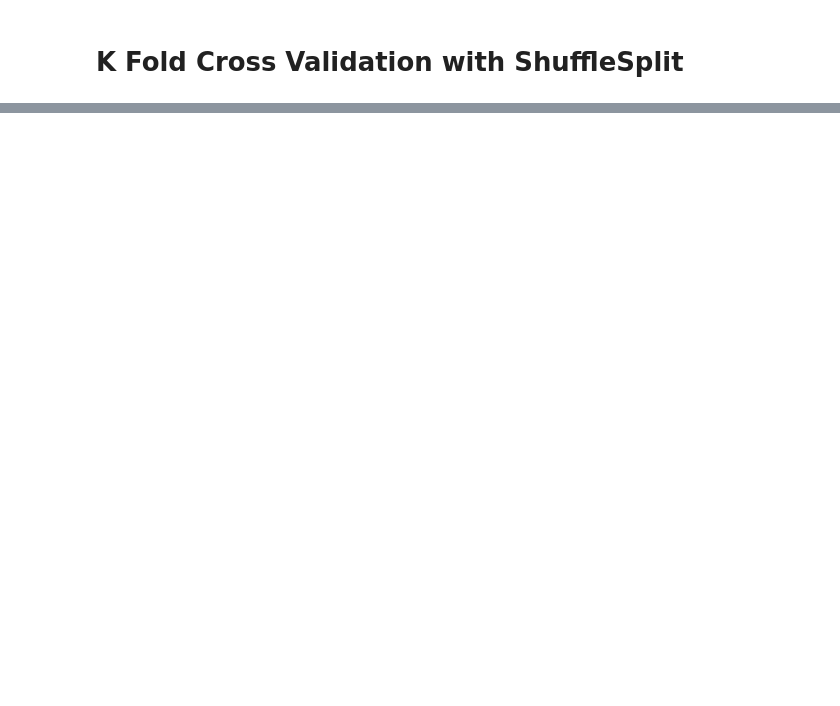
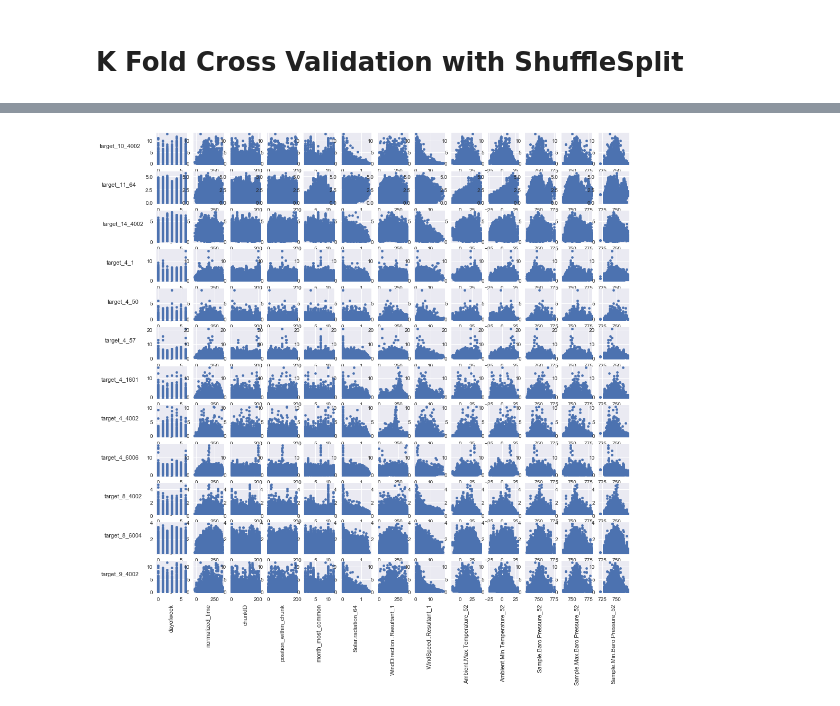
Before and after one commit to jtlam/springboard_capstone1, a Jupyter notebook: capstone1_missing values.ipynb, the cells around one changed output, grey strips where cells are left out. Saved outputs shown, nothing was run; the diff lists cells and outputs as text; code cells hidden in the pictures; blank space fills up the shorter version.

```diff
--- a/capstone1_missing values.ipynb
+++ b/capstone1_missing values.ipynb
@@ -420,3 +420,29 @@ KFold Score ShuffleSplit
 | 0 | Folds | 4.000000 | 4.000000 | 4.000000 | 4.000000 | 4.000000 | 4.000000 | ... |
 | 1 | MSE | 0.656442 | 0.527476 | 0.648417 | 1.057076 | 0.075232 | 0.986208 | ... |
 | 2 | STD | 0.030609 | 0.004419 | 0.013758 | 0.045140 | 0.003583 | 0.042906 | ... |
+# %%
+fig, axes = plt.subplots(nrows=12, ncols=13, sharex=False, sharey=False, squeeze=False,figsize=(16,16))
+axes_list = [item for sublist in axes for item in sublist]
+axes_list2 = [item for sublist in axes for item in sublist]
+input = range(13)
+targ = range(13,25)
+for k in range(13,25):
+    for j in range(13):
+        ax = axes_list.pop(0)
+        df3.plot(df3.columns[j], df3.columns[k], ax=ax,kind='scatter' )
+        ax.xaxis.label.set_rotation(90)
+        ax.yaxis.label.set_rotation(0)
+        ax.yaxis.labelpad = 50
+
+
+for x in range (0,11):
+    for y in range (1,13):
+        ax = axes[x,y] # the left boundary
+        ax.xaxis.label.set_visible(False)
+        ax.yaxis.label.set_visible(False)
+
+for y in range (1,13):
+        ax = axes[11,y] # the left boundary
+        ax.yaxis.label.set_visible(False)
+# %% [output]
+[figure, added]
```
